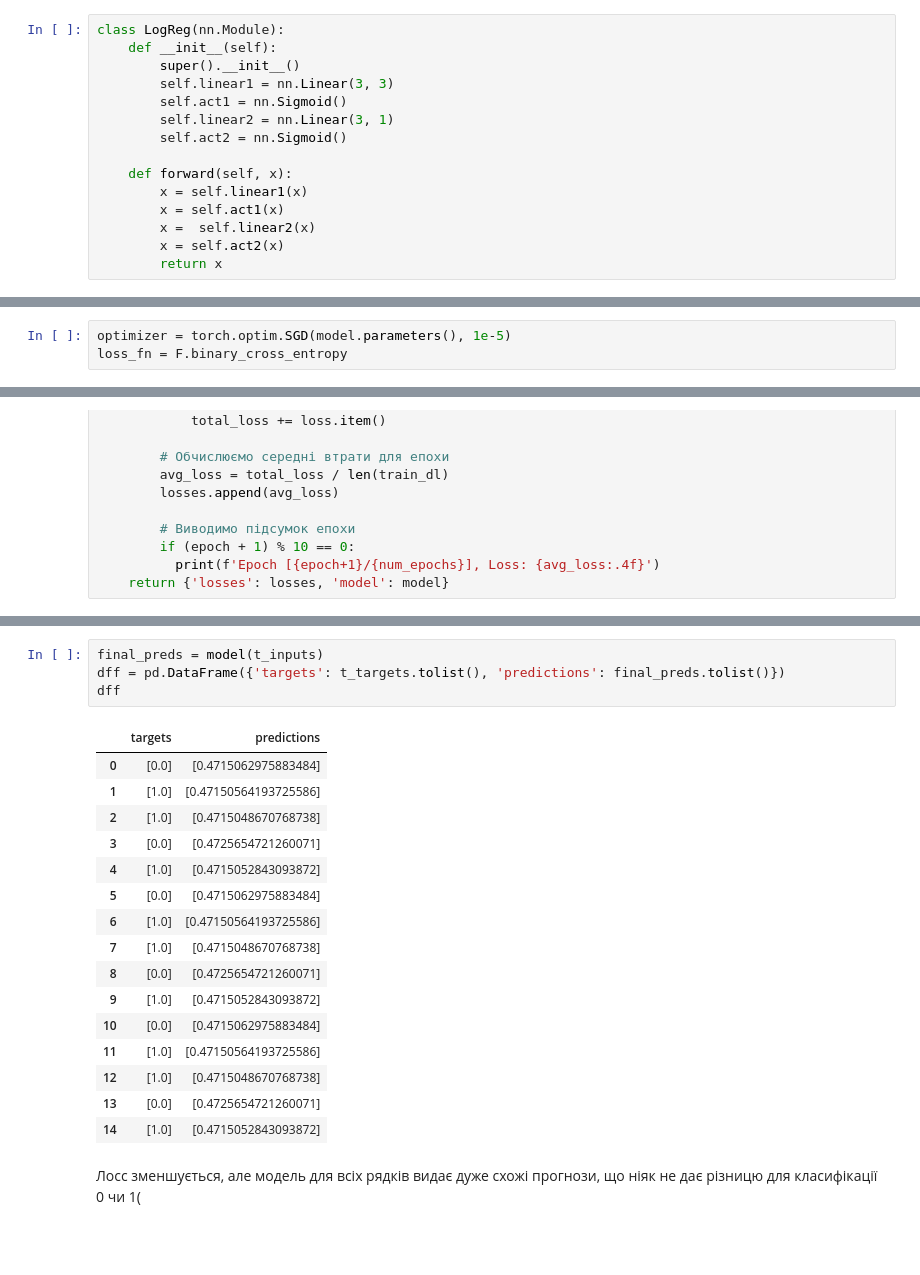
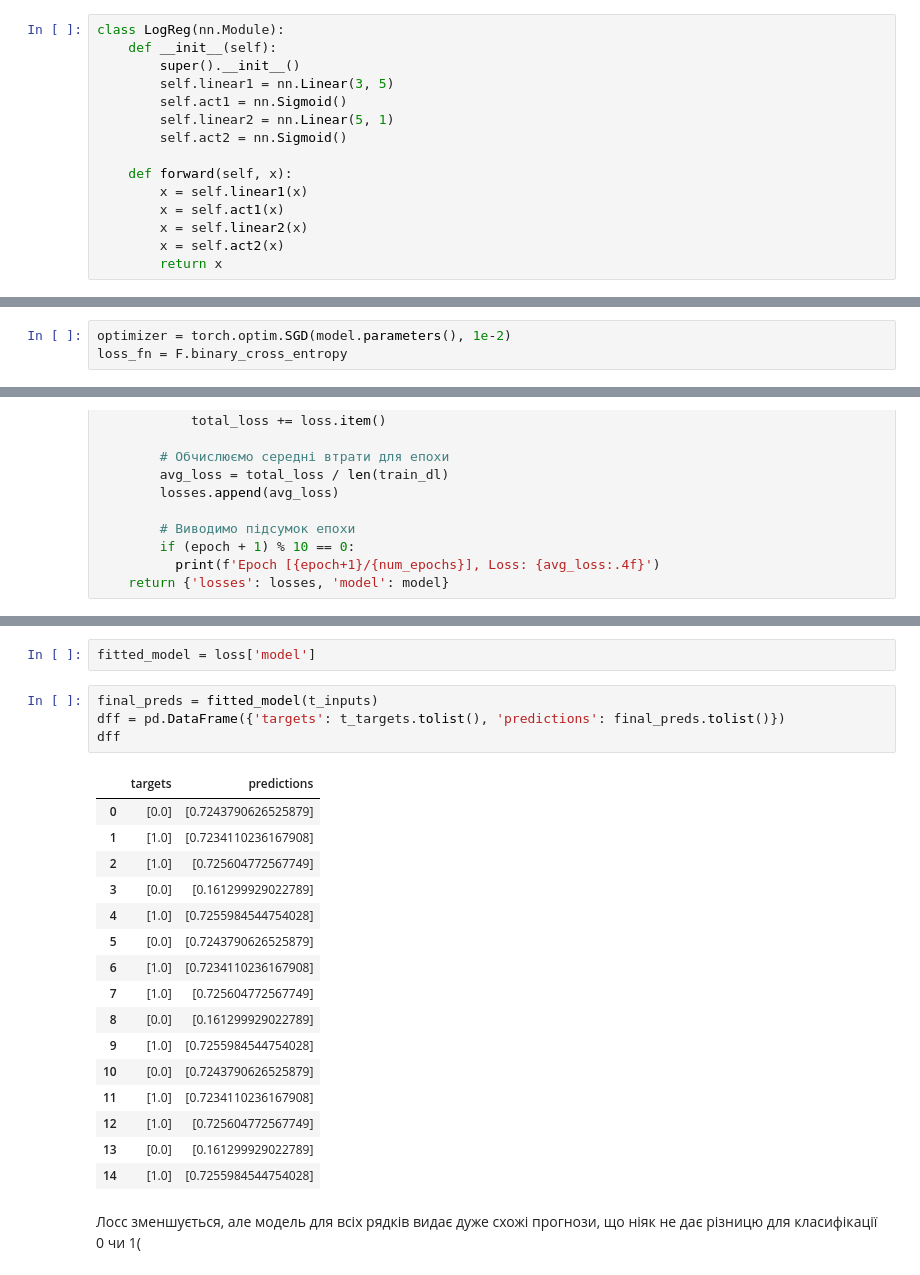
Before and after one commit to svitlia4ok/machine_learning, a Jupyter notebook: HW_intro_to_nn.ipynb, the cells around one changed output, grey strips where cells are left out. Drawn from its saved outputs; the diff is of its cells as text; blank space fills up the shorter version.

```diff
--- a/HW_intro_to_nn.ipynb
+++ b/HW_intro_to_nn.ipynb
@@ -335,15 +335,15 @@ train_dl = DataLoader(train_ds, batch_size, shuffle=True)
 class LogReg(nn.Module):
     def __init__(self):
         super().__init__()
-        self.linear1 = nn.Linear(3, 3)
+        self.linear1 = nn.Linear(3, 5)
         self.act1 = nn.Sigmoid()
-        self.linear2 = nn.Linear(3, 1)
+        self.linear2 = nn.Linear(5, 1)
         self.act2 = nn.Sigmoid()
 
     def forward(self, x):
         x = self.linear1(x)
         x = self.act1(x)
-        x =  self.linear2(x)
+        x = self.linear2(x)
         x = self.act2(x)
         return x
 # %%
@@ -351,7 +351,7 @@ model = LogReg()
 # %% [markdown]
 10. Задайте оптимізатор `Stockastic Gradient Descent` в змінній `opt` для навчання моделі логістичної регресії. А також визначіть в змінній `loss` функцію втрат `binary_cross_entropy` з модуля `torch.nn.functional` для обчислення втрат моделі. Обчисліть втрати для поточних передбачень і міток, а потім виведіть їх. Зробіть висновок, чи моделі вдалось навчитись?
 # %%
-optimizer = torch.optim.SGD(model.parameters(), 1e-5)
+optimizer = torch.optim.SGD(model.parameters(), 1e-2)
 loss_fn = F.binary_cross_entropy
 # %%
 preds = model(t_inputs)
@@ -439,23 +439,25 @@ Epoch [1000/1000], Loss: 0.7066
+# %%
+fitted_model = loss['model']
 # %%
-final_preds = model(t_inputs)
+final_preds = fitted_model(t_inputs)
 dff = pd.DataFrame({'targets': t_targets.tolist(), 'predictions': final_preds.tolist()})
 dff
 # %% [output]
 |  | targets | predictions |
-| 0 | [0.0] | [0.4715062975883484] |
-| 1 | [1.0] | [0.47150564193725586] |
-| 2 | [1.0] | [0.4715048670768738] |
-| 3 | [0.0] | [0.4725654721260071] |
-| 4 | [1.0] | [0.4715052843093872] |
-| 5 | [0.0] | [0.4715062975883484] |
-| 6 | [1.0] | [0.47150564193725586] |
-| 7 | [1.0] | [0.4715048670768738] |
-| 8 | [0.0] | [0.4725654721260071] |
-| 9 | [1.0] | [0.4715052843093872] |
-| 10 | [0.0] | [0.4715062975883484] |
-| 11 | [1.0] | [0.47150564193725586] |
-| 12 | [1.0] | [0.4715048670768738] |
-| 13 | [0.0] | [0.4725654721260071] |
-| 14 | [1.0] | [0.4715052843093872] |
+| 0 | [0.0] | [0.7243790626525879] |
+| 1 | [1.0] | [0.7234110236167908] |
+| 2 | [1.0] | [0.725604772567749] |
+| 3 | [0.0] | [0.161299929022789] |
+| 4 | [1.0] | [0.7255984544754028] |
+| 5 | [0.0] | [0.7243790626525879] |
+| 6 | [1.0] | [0.7234110236167908] |
+| 7 | [1.0] | [0.725604772567749] |
+| 8 | [0.0] | [0.161299929022789] |
+| 9 | [1.0] | [0.7255984544754028] |
+| 10 | [0.0] | [0.7243790626525879] |
+| 11 | [1.0] | [0.7234110236167908] |
+| 12 | [1.0] | [0.725604772567749] |
+| 13 | [0.0] | [0.161299929022789] |
+| 14 | [1.0] | [0.7255984544754028] |
 # %% [markdown]
 Лосс зменшується, але модель для всіх рядків видає дуже схожі прогнози, що ніяк не дає різницю для класифікації 0 чи 1(
```
Also changed, not shown: parts of 5 cells of this notebook.
